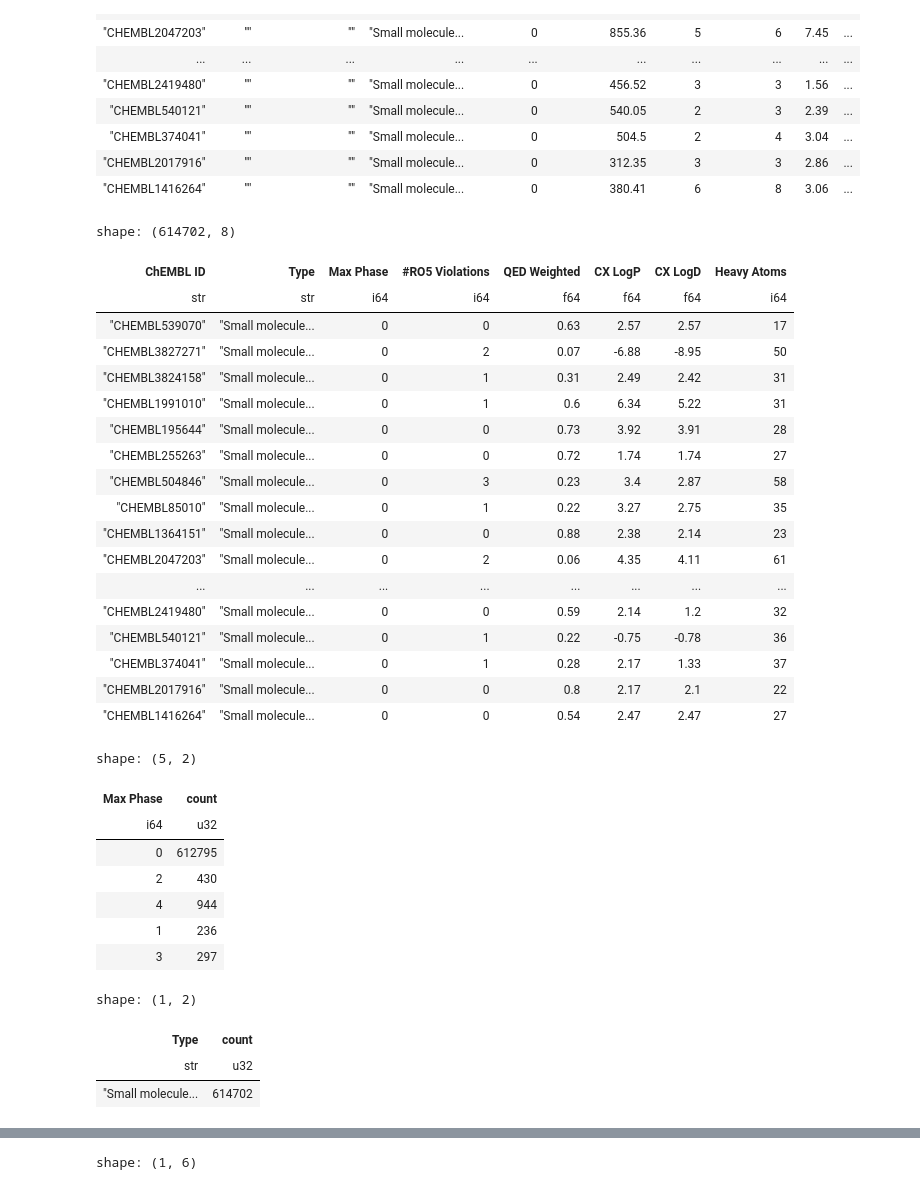
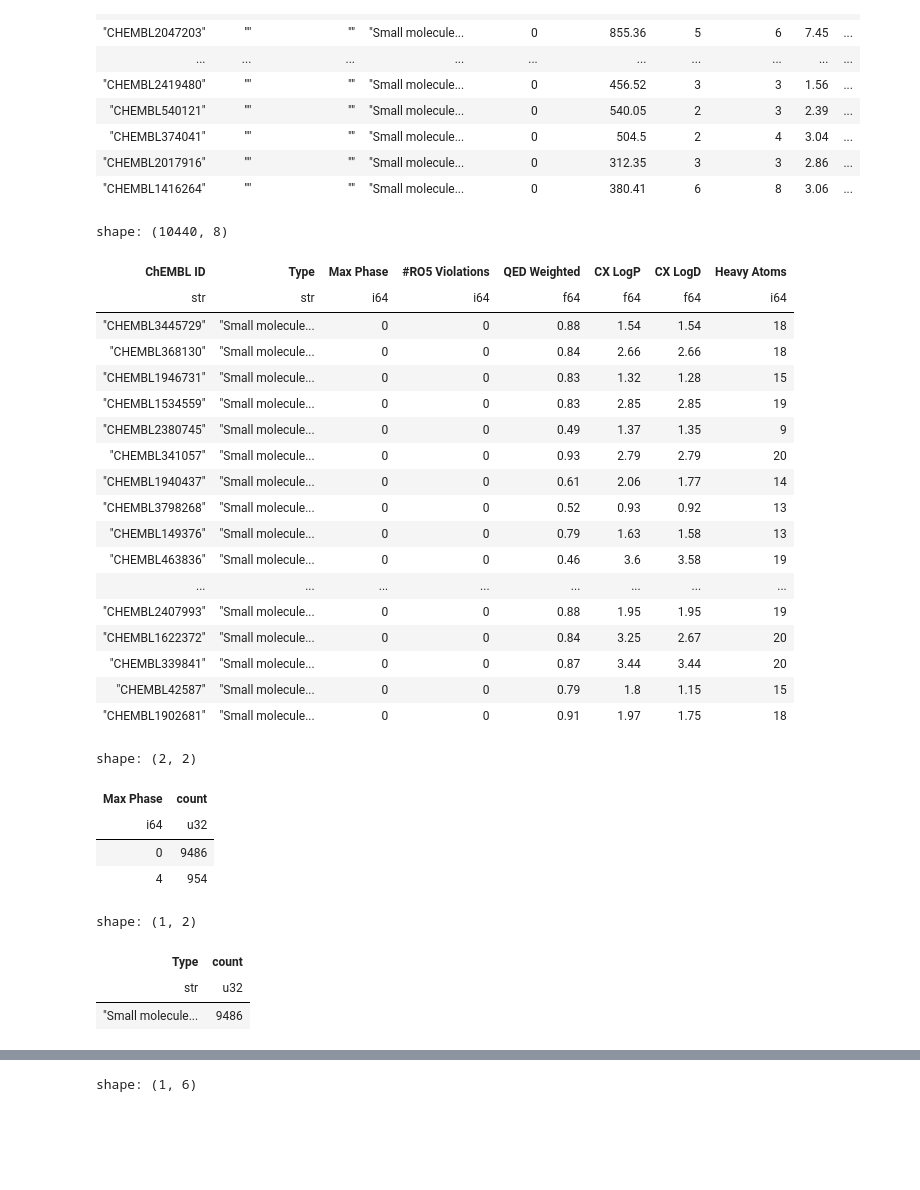
Before and after one commit to jhylin/Rust_projects, a Jupyter notebook: Rust_pl_chembl_cpds.ipynb, the cells around one changed output, grey strips where cells are left out. Drawn from its saved outputs; the diff is of its cells as text; code cells hidden in the pictures; blank space fills up the shorter version.

```diff
--- a/Rust_pl_chembl_cpds.ipynb
+++ b/Rust_pl_chembl_cpds.ipynb
@@ -313,52 +313,53 @@ shape: (736570, 32)
 | "CHEMBL2017916" | "" | "" | "Small molecule... | 0 | 312.35 | 3 | 3 | 2.86 | ... |
 | "CHEMBL1416264" | "" | "" | "Small molecule... | 0 | 380.41 | 6 | 8 | 3.06 | ... |
 # %%
-# Narrow down df_dn dataset to only of type in small molecules (selected rows)
-# with only only 4 columns needed (selected columns)
+# Narrow down df_dn dataset to only small molecules with passes Ro3 = yes
+# and also limit to small molecules with max phase of 0 and 4 (for confusion matrix)
+# with selected columns (parameters) needed for now
 df_f = df_dn.filter(
-    pl.col("Type") == "Small molecule"
+    (pl.col("Type") == "Small molecule") &
+    (pl.col("Passes Ro3") == "Y") &
+    (pl.col("Max Phase") == 0) |
+    (pl.col("Max Phase") == 4)
 ).select(["ChEMBL ID",
           "Type",
           "Max Phase",
           "#RO5 Violations",
           "QED Weighted",
           "CX LogP",
           "CX LogD",
           "Heavy Atoms"]
         )
 df_f
 # %% [output]
-shape: (614702, 8)
+shape: (10440, 8)
 | ChEMBL ID | Type | Max Phase | #RO5 Violations | QED Weighted | CX LogP | CX LogD | Heavy Atoms |
 | str | str | i64 | i64 | f64 | f64 | f64 | i64 |
-| "CHEMBL539070" | "Small molecule... | 0 | 0 | 0.63 | 2.57 | 2.57 | 17 |
-| "CHEMBL3827271" | "Small molecule... | 0 | 2 | 0.07 | -6.88 | -8.95 | 50 |
-| "CHEMBL3824158" | "Small molecule... | 0 | 1 | 0.31 | 2.49 | 2.42 | 31 |
-| "CHEMBL1991010" | "Small molecule... | 0 | 1 | 0.6 | 6.34 | 5.22 | 31 |
-| "CHEMBL195644" | "Small molecule... | 0 | 0 | 0.73 | 3.92 | 3.91 | 28 |
-| "CHEMBL255263" | "Small molecule... | 0 | 0 | 0.72 | 1.74 | 1.74 | 27 |
-| "CHEMBL504846" | "Small molecule... | 0 | 3 | 0.23 | 3.4 | 2.87 | 58 |
-| "CHEMBL85010" | "Small molecule... | 0 | 1 | 0.22 | 3.27 | 2.75 | 35 |
-| "CHEMBL1364151" | "Small molecule... | 0 | 0 | 0.88 | 2.38 | 2.14 | 23 |
-| "CHEMBL2047203" | "Small molecule... | 0 | 2 | 0.06 | 4.35 | 4.11 | 61 |
+| "CHEMBL3445729" | "Small molecule... | 0 | 0 | 0.88 | 1.54 | 1.54 | 18 |
+| "CHEMBL368130" | "Small molecule... | 0 | 0 | 0.84 | 2.66 | 2.66 | 18 |
+| "CHEMBL1946731" | "Small molecule... | 0 | 0 | 0.83 | 1.32 | 1.28 | 15 |
+| "CHEMBL1534559" | "Small molecule... | 0 | 0 | 0.83 | 2.85 | 2.85 | 19 |
+| "CHEMBL2380745" | "Small molecule... | 0 | 0 | 0.49 | 1.37 | 1.35 | 9 |
+| "CHEMBL341057" | "Small molecule... | 0 | 0 | 0.93 | 2.79 | 2.79 | 20 |
+| "CHEMBL1940437" | "Small molecule... | 0 | 0 | 0.61 | 2.06 | 1.77 | 14 |
+| "CHEMBL3798268" | "Small molecule... | 0 | 0 | 0.52 | 0.93 | 0.92 | 13 |
+| "CHEMBL149376" | "Small molecule... | 0 | 0 | 0.79 | 1.63 | 1.58 | 13 |
+| "CHEMBL463836" | "Small molecule... | 0 | 0 | 0.46 | 3.6 | 3.58 | 19 |
 | ... | ... | ... | ... | ... | ... | ... | ... |
-| "CHEMBL2419480" | "Small molecule... | 0 | 0 | 0.59 | 2.14 | 1.2 | 32 |
-| "CHEMBL540121" | "Small molecule... | 0 | 1 | 0.22 | -0.75 | -0.78 | 36 |
-| "CHEMBL374041" | "Small molecule... | 0 | 1 | 0.28 | 2.17 | 1.33 | 37 |
-| "CHEMBL2017916" | "Small molecule... | 0 | 0 | 0.8 | 2.17 | 2.1 | 22 |
-| "CHEMBL1416264" | "Small molecule... | 0 | 0 | 0.54 | 2.47 | 2.47 | 27 |
+| "CHEMBL2407993" | "Small molecule... | 0 | 0 | 0.88 | 1.95 | 1.95 | 19 |
+| "CHEMBL1622372" | "Small molecule... | 0 | 0 | 0.84 | 3.25 | 2.67 | 20 |
+| "CHEMBL339841" | "Small molecule... | 0 | 0 | 0.87 | 3.44 | 3.44 | 20 |
+| "CHEMBL42587" | "Small molecule... | 0 | 0 | 0.79 | 1.8 | 1.15 | 15 |
+| "CHEMBL1902681" | "Small molecule... | 0 | 0 | 0.91 | 1.97 | 1.75 | 18 |
 # %%
 # Check this df_f dataset has all types of Max Phase compounds
 df_f.groupby("Max Phase").agg(pl.count())
 # %% [output]
-shape: (5, 2)
+shape: (2, 2)
 | Max Phase | count |
 | i64 | u32 |
-| 0 | 612795 |
-| 2 | 430 |
-| 4 | 944 |
-| 1 | 236 |
-| 3 | 297 |
+| 0 | 9486 |
+| 4 | 954 |
 # %%
 # Check df_f dataset only has small molecules and no other types of molecules
 df_f.groupby("Type").agg(pl.count())
@@ -366,7 +367,7 @@ df_f.groupby("Type").agg(pl.count())
 shape: (1, 2)
 | Type | count |
 | str | u32 |
-| "Small molecule... | 614702 |
+| "Small molecule... | 9486 |
 # %%
 df_ml = df_f.select(["#RO5 Violations",
                      "QED Weighted",
```
Also changed, not shown: parts of 23 cells of this notebook.
